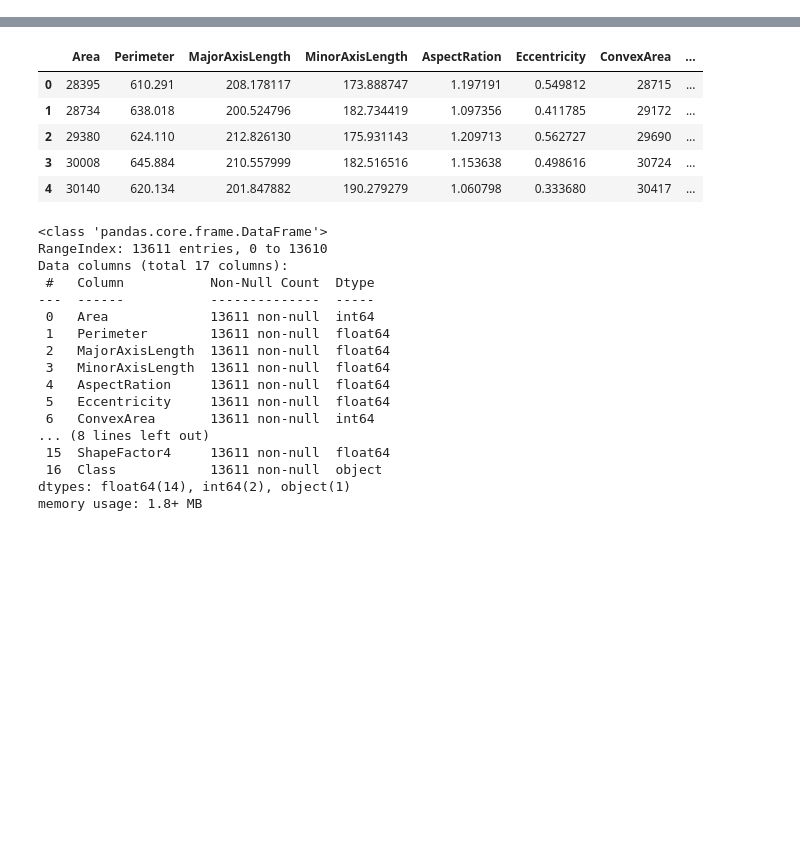
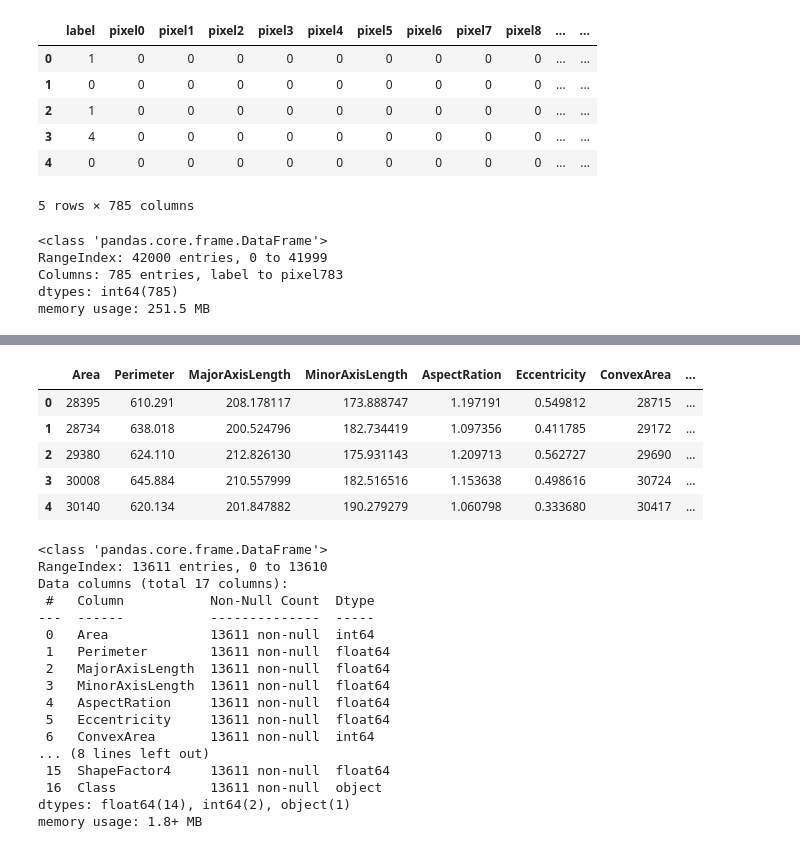
Before and after one commit to AnisElebiary/DataViz-P4, a Jupyter notebook: anis's notebook.ipynb, the cells around one changed output, grey strips where cells are left out. Saved outputs shown, nothing was run; the diff lists cells and outputs as text; code cells hidden in the pictures; blank space fills up the shorter version.

```diff
--- a/anis's notebook.ipynb
+++ b/anis's notebook.ipynb
@@ -21,3 +21,22 @@ from matplotlib.colors import ListedColormap
 
 # setting seaborn for plotting
 sns.set(font_scale=2)
+# %%
+digits = pd.read_csv('digit_recognizer_train.csv')
+digits.head()
+# %% [output]
+|  | label | pixel0 | pixel1 | pixel2 | pixel3 | pixel4 | pixel5 | pixel6 | pixel7 | pixel8 | ... | ... |
+| 0 | 1 | 0 | 0 | 0 | 0 | 0 | 0 | 0 | 0 | 0 | ... | ... |
+| 1 | 0 | 0 | 0 | 0 | 0 | 0 | 0 | 0 | 0 | 0 | ... | ... |
+| 2 | 1 | 0 | 0 | 0 | 0 | 0 | 0 | 0 | 0 | 0 | ... | ... |
+| 3 | 4 | 0 | 0 | 0 | 0 | 0 | 0 | 0 | 0 | 0 | ... | ... |
+| 4 | 0 | 0 | 0 | 0 | 0 | 0 | 0 | 0 | 0 | 0 | ... | ... |
+5 rows × 785 columns
+# %%
+digits.info()
+# %% [output]
+<class 'pandas.core.frame.DataFrame'>
+RangeIndex: 42000 entries, 0 to 41999
+Columns: 785 entries, label to pixel783
+dtypes: int64(785)
+memory usage: 251.5 MB
```
Also changed, not shown: parts of 3 cells of this notebook.
